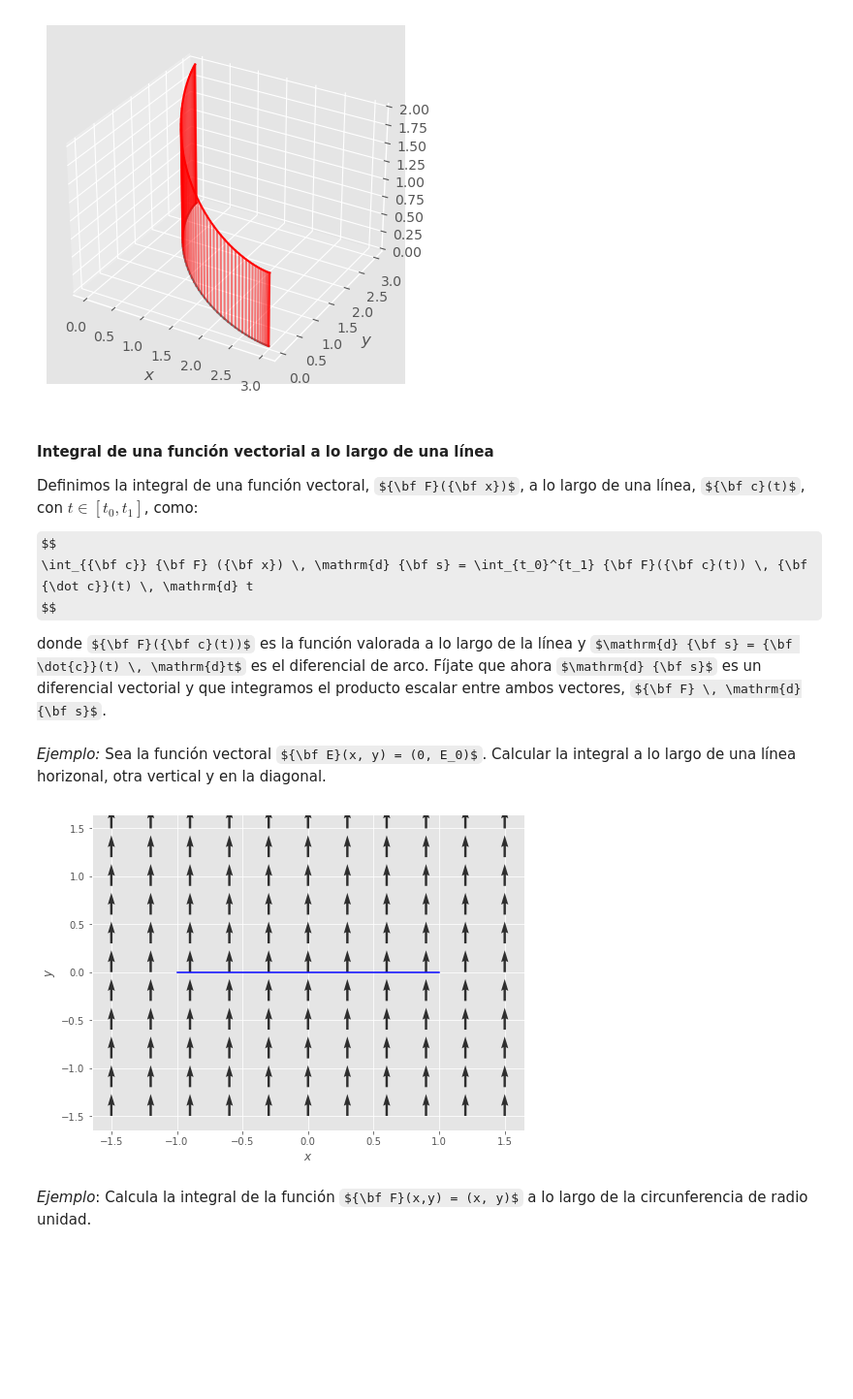
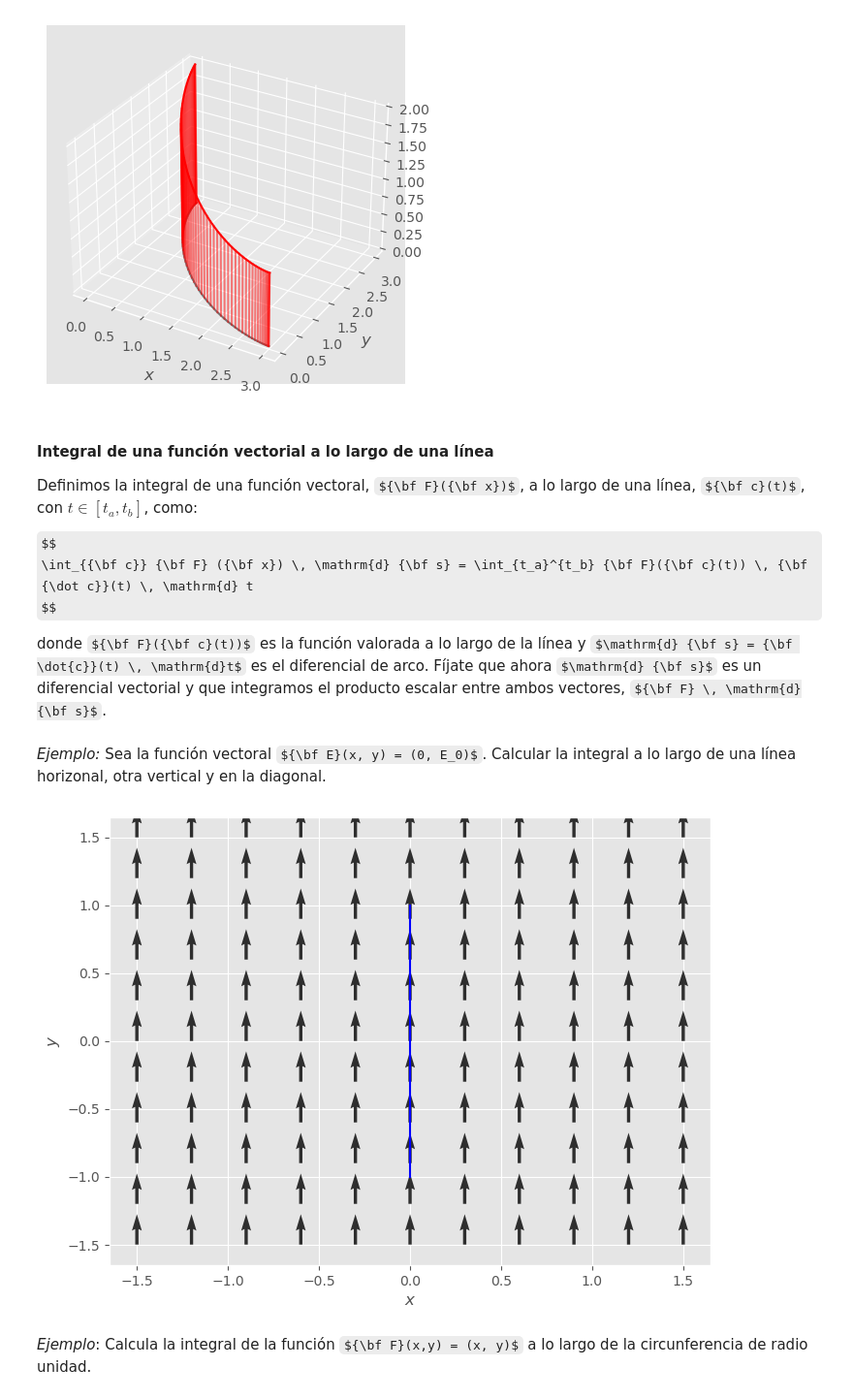
Before and after one commit to xabiercidvidal/USC-MMIII, a Jupyter notebook: notebooks/tcalvec_integral_linea.ipynb, the cells around one changed output. Shown: that part at 97% size. Cells and saved outputs as stored; diff of their text form; code cells hidden in the pictures; some formulas as TeX source; blank space fills up the shorter version.

```diff
--- a/notebooks/tcalvec_integral_linea.ipynb
+++ b/notebooks/tcalvec_integral_linea.ipynb
@@ -163,10 +163,10 @@ gf.int_fscalar_line(fc, cx, cy, trange)
 # %% [markdown]
 #### Integral de una función vectorial a lo largo de una línea
 
-Definimos la integral de una función vectoral, ${\bf F}({\bf x})$, a lo largo de una línea, ${\bf c}(t)$, con $t \in [t_0, t_1]$, como:
+Definimos la integral de una función vectoral, ${\bf F}({\bf x})$, a lo largo de una línea, ${\bf c}(t)$, con $t \in [t_a, t_b]$, como:
 
 $$
-\int_{{\bf c}} {\bf F} ({\bf x}) \, \mathrm{d} {\bf s} = \int_{t_0}^{t_1} {\bf F}({\bf c}(t)) \, {\bf {\dot c}}(t) \, \mathrm{d} t
+\int_{{\bf c}} {\bf F} ({\bf x}) \, \mathrm{d} {\bf s} = \int_{t_a}^{t_b} {\bf F}({\bf c}(t)) \, {\bf {\dot c}}(t) \, \mathrm{d} t
 $$
 
 donde ${\bf F}({\bf c}(t))$ es la función valorada a lo largo de la línea y $\mathrm{d} {\bf s} = {\bf \dot{c}}(t) \, \mathrm{d}t$ es el diferencial de arco. Fíjate que ahora $\mathrm{d} {\bf s}$ es un diferencial vectorial y que integramos el producto escalar entre ambos vectores, ${\bf F} \, \mathrm{d}{\bf s}$.
@@ -176,14 +176,14 @@ Calcular la integral a lo largo de una línea horizonal, otra vertical y en la d
 # %%
 xrange = (-1.5, 1.5, 11)
 trange = (-1, 1., 40)
 Ex = lambda x, y : 0 + 0.*x
 Ey = lambda x, y : 1.+ 0.*x
-cx = lambda t    : 1.*t
-cy = lambda t    : 0.*t
+cx = lambda t    : 0.*t
+cy = lambda t    : 1.*t
 gf.line2d(cx, cy, trange);
 gf.quiver2d(Ex, Ey, xrange, xrange);
 # %% [output]
-[figure, old version]
+[figure, new version]
 # %% [markdown]
 *Ejemplo*: Calcula la integral de la función ${\bf F}(x,y) = (x, y)$ a lo largo de la circunferencia de radio unidad.
 # %%
```
Also changed, not shown: parts of 5 cells of this notebook, 3 other files.
